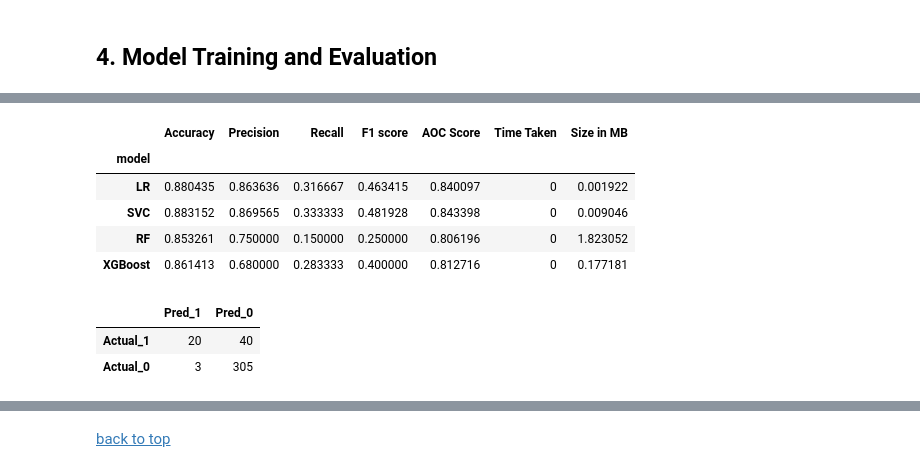
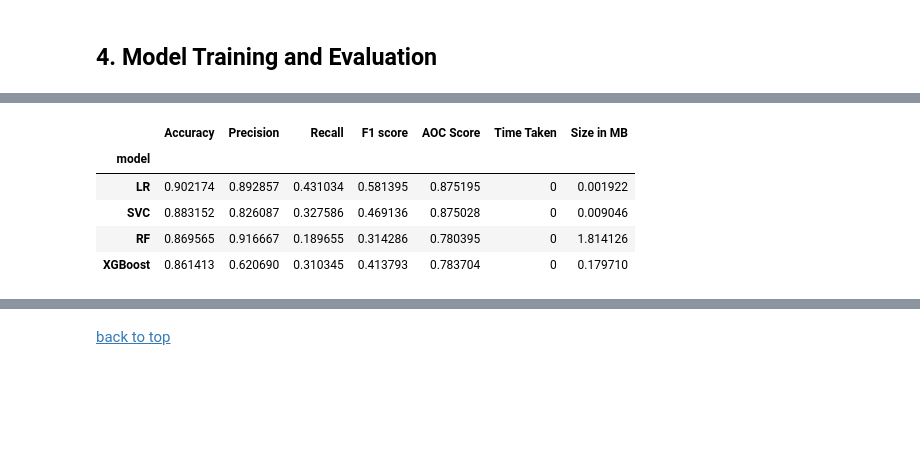
Before and after one commit to GoncaloJoseMoura/Projects, a Jupyter notebook: HR/HR_Attrition.ipynb, the cells around one changed output, grey strips where cells are left out. Cells and saved outputs as stored; diff of their text form; code cells hidden in the pictures; blank space fills up the shorter version.

```diff
--- a/HR/HR_Attrition.ipynb
+++ b/HR/HR_Attrition.ipynb
@@ -474,6 +491,7 @@ for model, model_name in models:
                   'fpr': fpr,
                   'tpr': tpr,
                   'y_pred': y_pred,
+                  'pred_proba': pred_prob,
                   'thresholds': thresholds,
                   'AOC Score': auc(fpr, tpr),
                   'Time Taken': seconds,
@@ -519,27 +544,18 @@ plt.show()
 # %%
-# Suprisingly SVC obtained one of the better f1_scores
+# Suprisingly LR obtained one of the better f1_scores
 lst = []
 for models in metrics.keys():
-    _ = {key: value for key, value in metrics[models].items() if key not in ['y_pred', 'fpr', 'tpr', 'thresholds', 'Model Path']}
+    _ = {key: value for key, value in metrics[models].items() if key not in ['y_pred', 'fpr', 'tpr', 'thresholds', 'Model Path', 'pred_proba']}
     _.update({"model": models})
     lst.append(_)
 
 metrics_table = pd.DataFrame(lst).set_index('model')
 metrics_table
 # %% [output]
 |  | Accuracy | Precision | Recall | F1 score | AOC Score | Time Taken | Size in MB |
 | model |  |  |  |  |  |  |  |
-| LR | 0.880435 | 0.863636 | 0.316667 | 0.463415 | 0.840097 | 0 | 0.001922 |
-| SVC | 0.883152 | 0.869565 | 0.333333 | 0.481928 | 0.843398 | 0 | 0.009046 |
-| RF | 0.853261 | 0.750000 | 0.150000 | 0.250000 | 0.806196 | 0 | 1.823052 |
-| XGBoost | 0.861413 | 0.680000 | 0.283333 | 0.400000 | 0.812716 | 0 | 0.177181 |
+| LR | 0.902174 | 0.892857 | 0.431034 | 0.581395 | 0.875195 | 0 | 0.001922 |
+| SVC | 0.883152 | 0.826087 | 0.327586 | 0.469136 | 0.875028 | 0 | 0.009046 |
+| RF | 0.869565 | 0.916667 | 0.189655 | 0.314286 | 0.780395 | 0 | 1.814126 |
+| XGBoost | 0.861413 | 0.620690 | 0.310345 | 0.413793 | 0.783704 | 0 | 0.179710 |
-# %%
-# printing the confusion matrix and classification report for the Logistic Regression
-TN, FP, FN, TP = confusion_matrix(y_test, metrics['SVC']['y_pred']).ravel()
-cm = pd.DataFrame(data= {'Pred_1': [TP, FP], 'Pred_0': [FN, TN]}, index = ['Actual_1', 'Actual_0'])
-display(cm)
-# %% [output]
-|  | Pred_1 | Pred_0 |
-| Actual_1 | 20 | 40 |
-| Actual_0 | 3 | 305 |
 # %%
```
Also changed, not shown: parts of 14 cells of this notebook, 9 other files.
